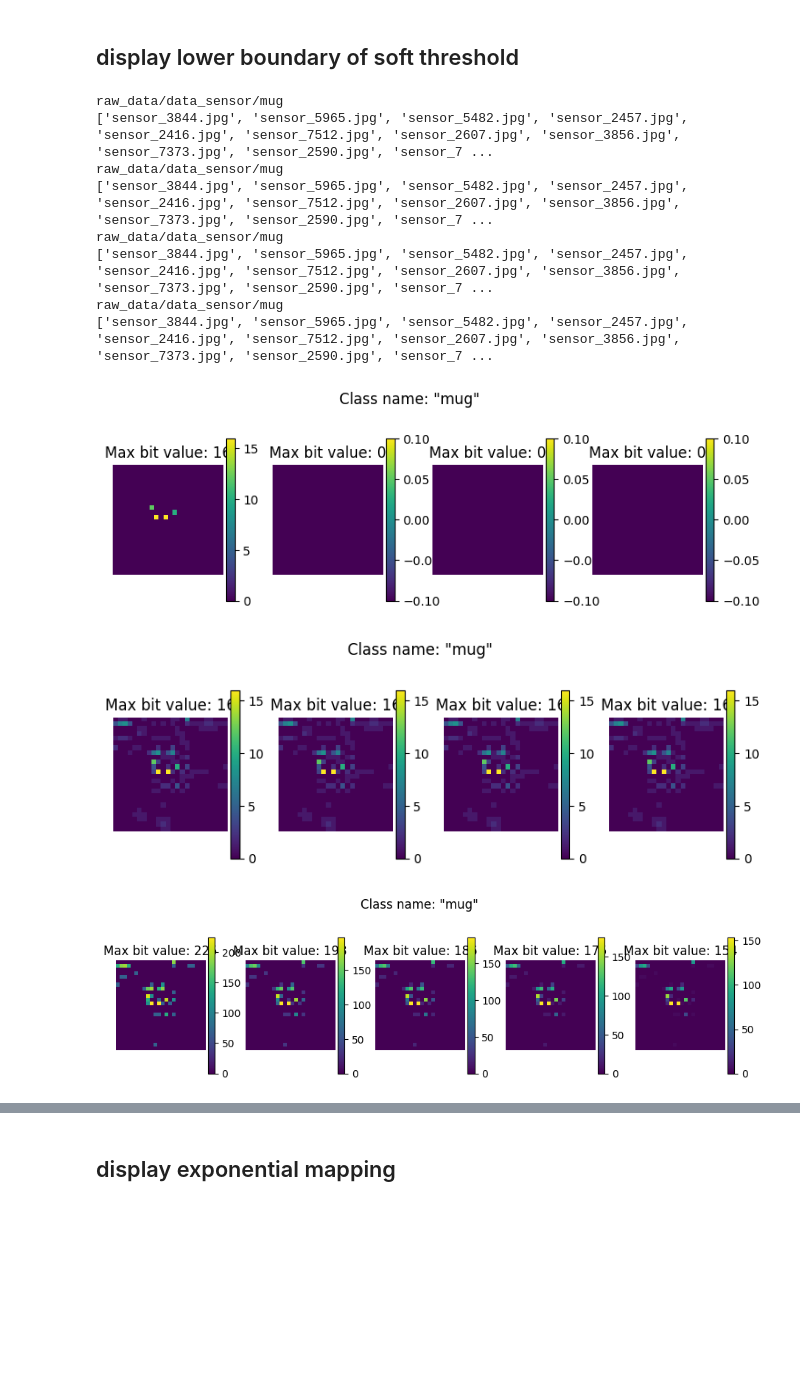
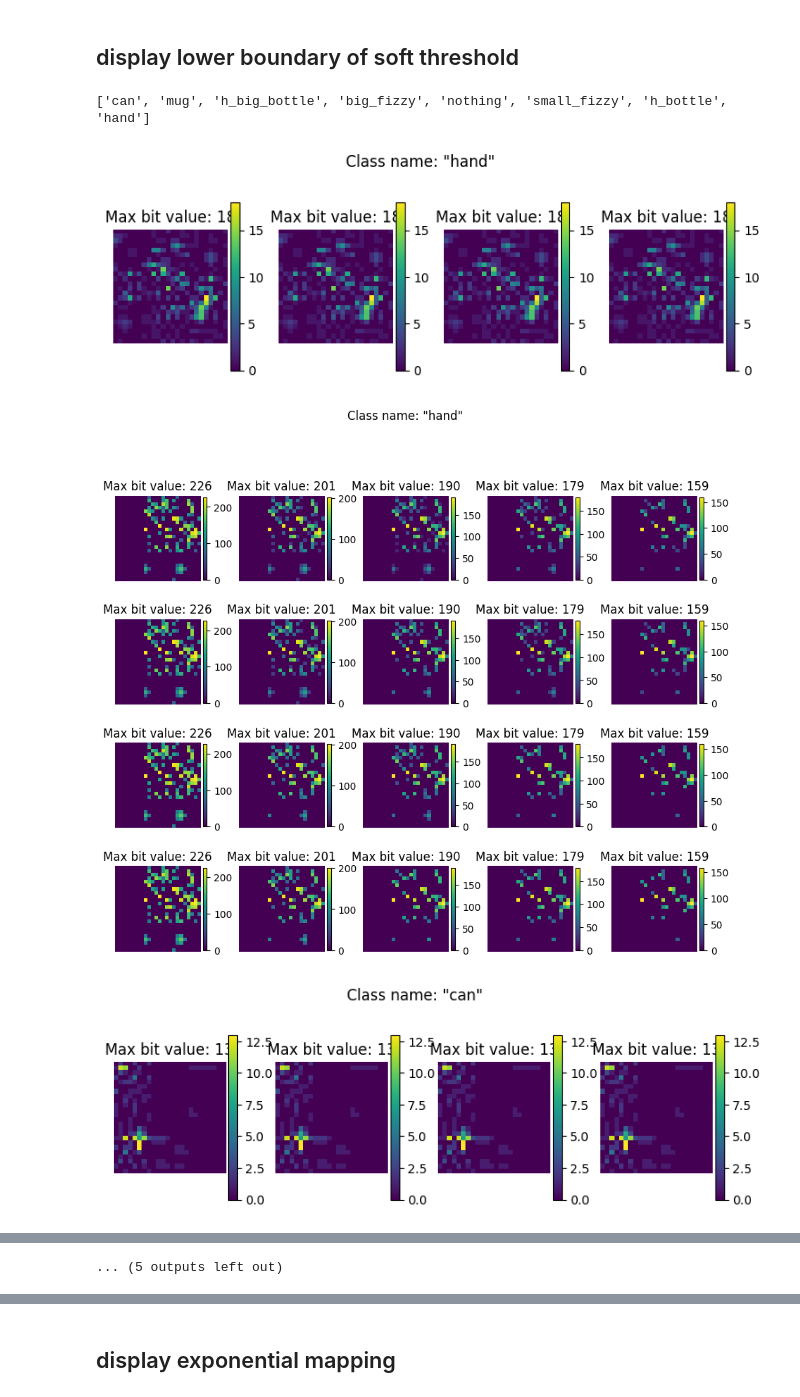
Before and after one commit to gugi200/final_project, a Jupyter notebook: data_manipulation.ipynb, the cells around one changed output, grey strips where cells are left out. Drawn from its saved outputs; the diff is of its cells as text; code cells hidden in the pictures; blank space fills up the shorter version.

```diff
--- a/data_manipulation.ipynb
+++ b/data_manipulation.ipynb
@@ -1068,10 +1087,9 @@ def displayClassTransform(path, title, ncols=5, nrows=2, transfroms=None):
     plt.suptitle(title)
     subplot_i = 1
     V_max_tot = 0
-    random.seed(22)
+    # random.seed(19)
     file= random.choice(os.listdir(path))
-    print(path)
-    print(files)
+
     img = Image.open(path/file)
     # v_maxs = [np.max(img) for img in imgs]
     # v_max_tot = np.max(np.asarray(v_maxs))
@@ -1094,50 +1112,72 @@ def displayClassTransform(path, title, ncols=5, nrows=2, transfroms=None):
         plt.colorbar(mpl.cm.ScalarMappable(norm=norm), ax=ax, pad=0.025, shrink=0.8)
 
 
 def softThreshold(lower, upper):
     def func(data):
         data = np.asarray(data)
         th = np.where(data>upper, 255, data)
         th = np.where(th<lower, 0, th).astype(np.uint8)
         return Image.fromarray(th)
     return func
 
 def expMapping(alpha):
     def func(data):
             data = np.asarray(data)
             data = np.where(data==0, 1, data)
             mapped = np.exp( -( alpha/(data) ) )*255
             mapped = mapped.astype(np.uint8)
             return Image.fromarray(mapped)
     return func
 
 softLowerT = [[softThreshold(10, 255)], [softThreshold(20, 255)],[softThreshold(30, 255)],[softThreshold(40, 255)]]
 ExpT = [[expMapping(2)], [expMapping(4)], [expMapping(5)], [expMapping(6)], [expMapping(8)]]
-softExpT = [[expMapping(2), softThreshold(10, 255)], [expMapping(4), softThreshold(10, 255)], [expMapping(5), softThreshold(10, 255)], [expMapping(6), softThreshold(10, 255)], [expMapping(8), softThreshold(10, 255)],
-        [expMapping(2), softThreshold(20, 255)], [expMapping(4), softThreshold(20, 255)], [expMapping(5), softThreshold(20, 255)], [expMapping(6), softThreshold(20, 255)], [expMapping(8), softThreshold(20, 255)],
-        [expMapping(2), softThreshold(40, 255)], [expMapping(4), softThreshold(40, 255)], [expMapping(5), softThreshold(40, 255)], [expMapping(6), softThreshold(40, 255)], [expMapping(8), softThreshold(40, 255)],
-        [expMapping(2), softThreshold(60, 255)], [expMapping(4), softThreshold(60, 255)], [expMapping(5), softThreshold(60, 255)], [expMapping(6), softThreshold(60, 255)], [expMapping(8), softThreshold(60, 255)],
-        [expMapping(2), softThreshold(80, 255)], [expMapping(4), softThreshold(80, 255)], [expMapping(5), softThreshold(80, 255)], [expMapping(6), softThreshold(80, 255)], [expMapping(8), softThreshold(80, 255)]]
+soft1, soft2, soft3, soft4 = 20, 30, 40, 50
+softExpT = [
+        [expMapping(2), softThreshold(soft1, 255)], [expMapping(4), softThreshold(soft1, 255)], [expMapping(5), softThreshold(soft1, 255)], [expMapping(6), softThreshold(soft1, 255)], [expMapping(8), softThreshold(soft1, 255)],
+        [expMapping(2), softThreshold(soft2, 255)], [expMapping(4), softThreshold(soft2, 255)], [expMapping(5), softThreshold(soft2, 255)], [expMapping(6), softThreshold(soft2, 255)], [expMapping(8), softThreshold(soft2, 255)],
+        [expMapping(2), softThreshold(soft3, 255)], [expMapping(4), softThreshold(soft3, 255)], [expMapping(5), softThreshold(soft3, 255)], [expMapping(6), softThreshold(soft3, 255)], [expMapping(8), softThreshold(soft3, 255)],
+        [expMapping(2), softThreshold(soft4, 255)], [expMapping(4), softThreshold(soft4, 255)], [expMapping(5), softThreshold(soft4, 255)], [expMapping(6), softThreshold(soft4, 255)], [expMapping(8), softThreshold(soft4, 255)]]
 
 
 
 rawDataPath = Path("raw_data/data_sensor")
 dirs = os.listdir(rawDataPath)
+print(dirs)
+dir_num = -1
+# displayClassTransform(rawDataPath/dirs[dir_num], f'Class name: "{dirs[dir_num]}"\n', 4, 1, softLowerT)
+displayClassTransform(rawDataPath/dirs[dir_num], f'Class name: "{dirs[dir_num]}"\n', 4, 1, [0, 0, 0, 0])
+# displayClassTransform(rawDataPath/dirs[dir_num], f'Class name: "{dirs[dir_num]}"\n', 5, 1, ExpT)
+displayClassTransform(rawDataPath/dirs[dir_num], f'Class name: "{dirs[dir_num]}"\n', 5, 5, softExpT)
 
+dir_num = 0
+displayClassTransform(rawDataPath/dirs[dir_num], f'Class name: "{dirs[dir_num]}"\n', 4, 1, [0, 0, 0, 0])
+displayClassTransform(rawDataPath/dirs[dir_num], f'Class name: "{dirs[dir_num]}"\n', 5, 5, softExpT)
 
-displayClassTransform(rawDataPath/dirs[0], f'Class name: "{dirs[0]}"\n', 4, 1, softLowerT)
-displayClassTransform(rawDataPath/dirs[0], f'Class name: "{dirs[0]}"\n', 4, 1, [0, 0, 0, 0])
-displayClassTransform(rawDataPath/dirs[0], f'Class name: "{dirs[0]}"\n', 5, 1, ExpT)
-displayClassTransform(rawDataPath/dirs[0], f'Class name: "{dirs[0]}"\n', 5, 5, softExpT)
+dir_num = 1
+displayClassTransform(rawDataPath/dirs[dir_num], f'Class name: "{dirs[dir_num]}"\n', 4, 1, [0, 0, 0, 0])
+displayClassTransform(rawDataPath/dirs[dir_num], f'Class name: "{dirs[dir_num]}"\n', 5, 5, softExpT)
+
+dir_num = 2
+displayClassTransform(rawDataPath/dirs[dir_num], f'Class name: "{dirs[dir_num]}"\n', 4, 1, [0, 0, 0, 0])
+displayClassTransform(rawDataPath/dirs[dir_num], f'Class name: "{dirs[dir_num]}"\n', 5, 5, softExpT)
+
+dir_num = 3
+displayClassTransform(rawDataPath/dirs[dir_num], f'Class name: "{dirs[dir_num]}"\n', 4, 1, [0, 0, 0, 0])
+displayClassTransform(rawDataPath/dirs[dir_num], f'Class name: "{dirs[dir_num]}"\n', 5, 5, softExpT)
+
+dir_num = 4
+displayClassTransform(rawDataPath/dirs[dir_num], f'Class name: "{dirs[dir_num]}"\n', 4, 1, [0, 0, 0, 0])
+displayClassTransform(rawDataPath/dirs[dir_num], f'Class name: "{dirs[dir_num]}"\n', 5, 5, softExpT)
+
+dir_num = 5
+displayClassTransform(rawDataPath/dirs[dir_num], f'Class name: "{dirs[dir_num]}"\n', 4, 1, [0, 0, 0, 0])
+displayClassTransform(rawDataPath/dirs[dir_num], f'Class name: "{dirs[dir_num]}"\n', 5, 5, softExpT)
+
+dir_num = 6
+displayClassTransform(rawDataPath/dirs[dir_num], f'Class name: "{dirs[dir_num]}"\n', 4, 1, [0, 0, 0, 0])
+displayClassTransform(rawDataPath/dirs[dir_num], f'Class name: "{dirs[dir_num]}"\n', 5, 5, softExpT)
 # %% [output]
-raw_data/data_sensor/mug
-['sensor_3844.jpg', 'sensor_5965.jpg', 'sensor_5482.jpg', 'sensor_2457.jpg', 'sensor_2416.jpg', 'sensor_7512.jpg', 'sensor_2607.jpg', 'sensor_3856.jpg', 'sensor_7373.jpg', 'sensor_2590.jpg', 'sensor_7 ...
-raw_data/data_sensor/mug
-['sensor_3844.jpg', 'sensor_5965.jpg', 'sensor_5482.jpg', 'sensor_2457.jpg', 'sensor_2416.jpg', 'sensor_7512.jpg', 'sensor_2607.jpg', 'sensor_3856.jpg', 'sensor_7373.jpg', 'sensor_2590.jpg', 'sensor_7 ...
-raw_data/data_sensor/mug
-['sensor_3844.jpg', 'sensor_5965.jpg', 'sensor_5482.jpg', 'sensor_2457.jpg', 'sensor_2416.jpg', 'sensor_7512.jpg', 'sensor_2607.jpg', 'sensor_3856.jpg', 'sensor_7373.jpg', 'sensor_2590.jpg', 'sensor_7 ...
-raw_data/data_sensor/mug
-['sensor_3844.jpg', 'sensor_5965.jpg', 'sensor_5482.jpg', 'sensor_2457.jpg', 'sensor_2416.jpg', 'sensor_7512.jpg', 'sensor_2607.jpg', 'sensor_3856.jpg', 'sensor_7373.jpg', 'sensor_2590.jpg', 'sensor_7 ...
+['can', 'mug', 'h_big_bottle', 'big_fizzy', 'nothing', 'small_fizzy', 'h_bottle', 'hand']
-[figure, old version]
+[figure, new version]
-[figure, old version]
+[figure, new version]
-[figure, old version]
+[figure, new version]
@@ -1144,0 +1192 @@ raw_data/data_sensor/mug
+... (5 outputs left out)
```
Also changed, not shown: parts of 8 cells of this notebook.
